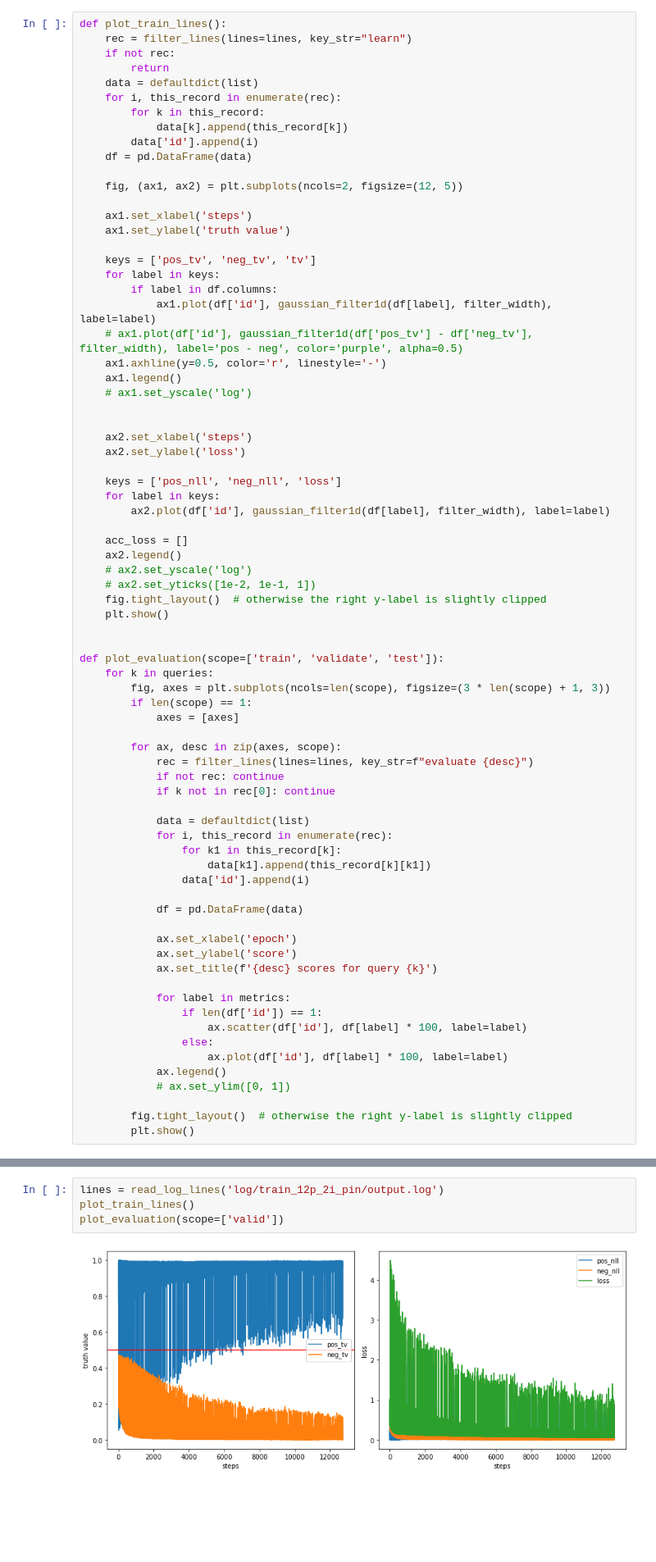
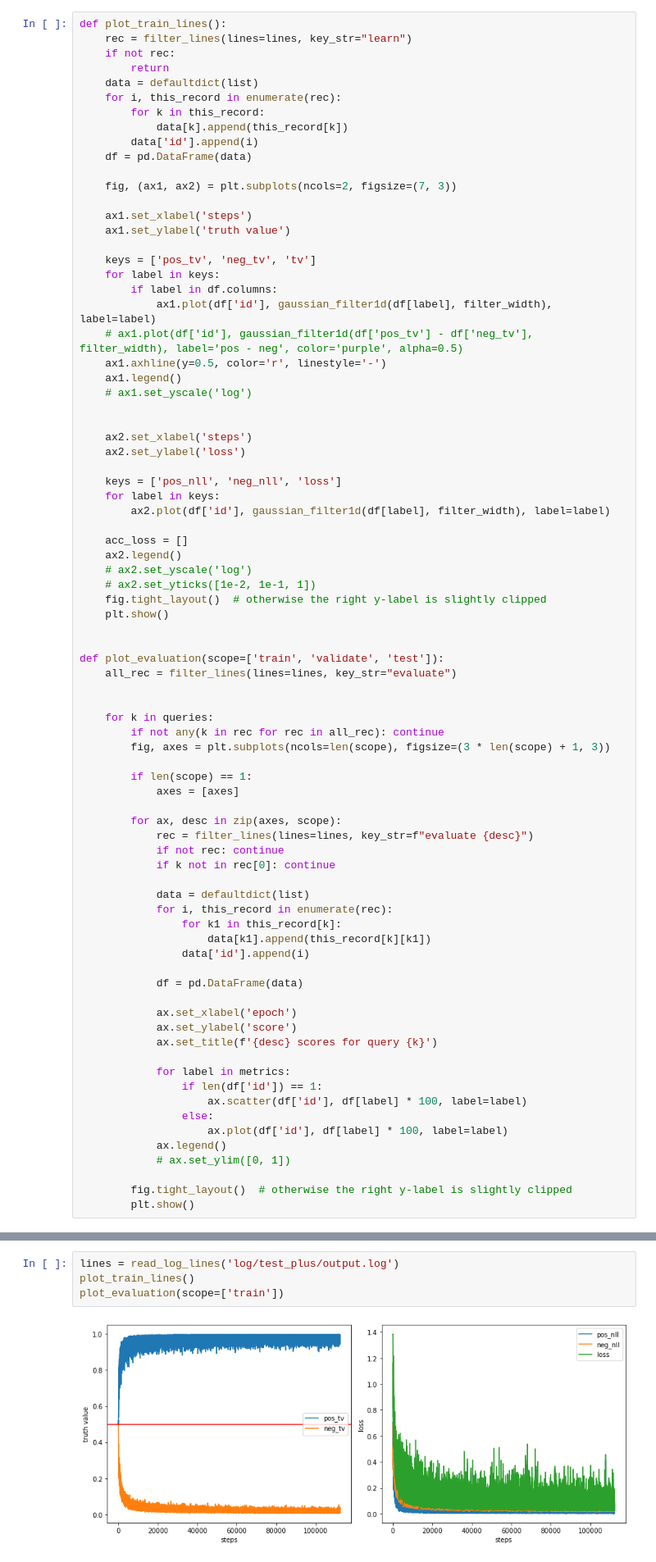
Before and after one commit to rabi-fei/Soft-Queries-on-Uncertain-KG, a Jupyter notebook: vis.ipynb, the cells around one changed output, grey strips where cells are left out. Shown at 82% size. Cells and saved outputs as stored; diff of their text form; blank space fills up the shorter version.

```diff
--- a/vis.ipynb
+++ b/vis.ipynb
@@ -53,7 +53,7 @@ def plot_train_lines():
         data['id'].append(i)
     df = pd.DataFrame(data)
 
-    fig, (ax1, ax2) = plt.subplots(ncols=2, figsize=(12, 5))
+    fig, (ax1, ax2) = plt.subplots(ncols=2, figsize=(7, 3))
 
     ax1.set_xlabel('steps')
     ax1.set_ylabel('truth value')
@@ -84,8 +84,13 @@ def plot_train_lines():
 
 
 def plot_evaluation(scope=['train', 'validate', 'test']):
+    all_rec = filter_lines(lines=lines, key_str="evaluate")
+
+
     for k in queries:
+        if not any(k in rec for rec in all_rec): continue
         fig, axes = plt.subplots(ncols=len(scope), figsize=(3 * len(scope) + 1, 3))
+
         if len(scope) == 1:
             axes = [axes]
 
@@ -178,6 +204,6 @@ plot_evaluation(scope=['train', 'valid', 'test'])
 # %%
-lines = read_log_lines('log/train_12p_2i_pin/output.log')
+lines = read_log_lines('log/test_plus/output.log')
 plot_train_lines()
-plot_evaluation(scope=['valid'])
+plot_evaluation(scope=['train'])
 # %% [output]
-[figure, old version]
+[figure, new version]
```
Also changed, not shown: parts of 4 cells of this notebook, 4 other files.
